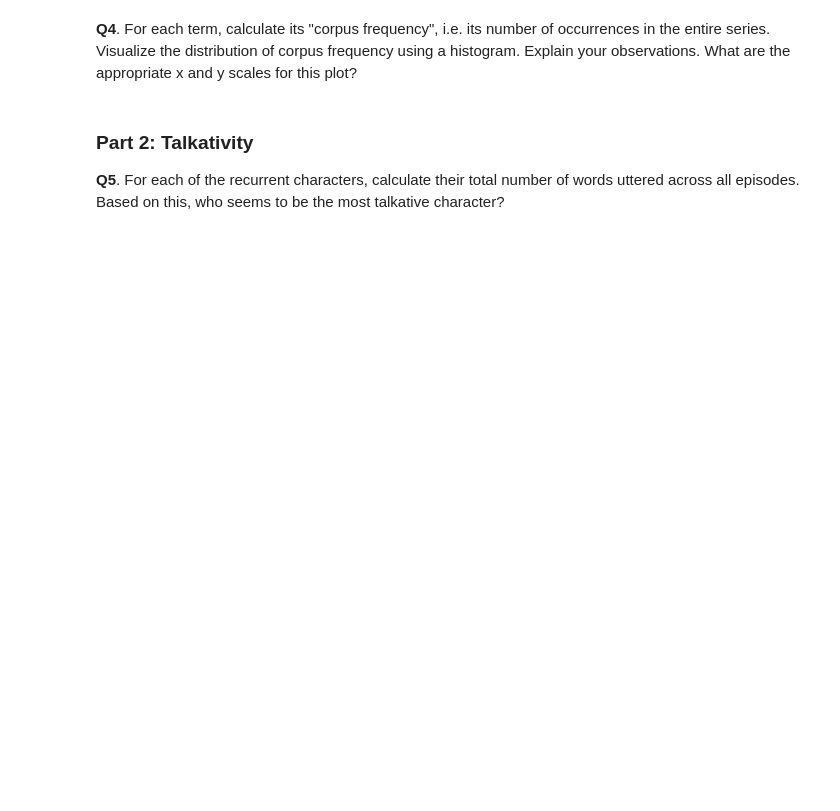
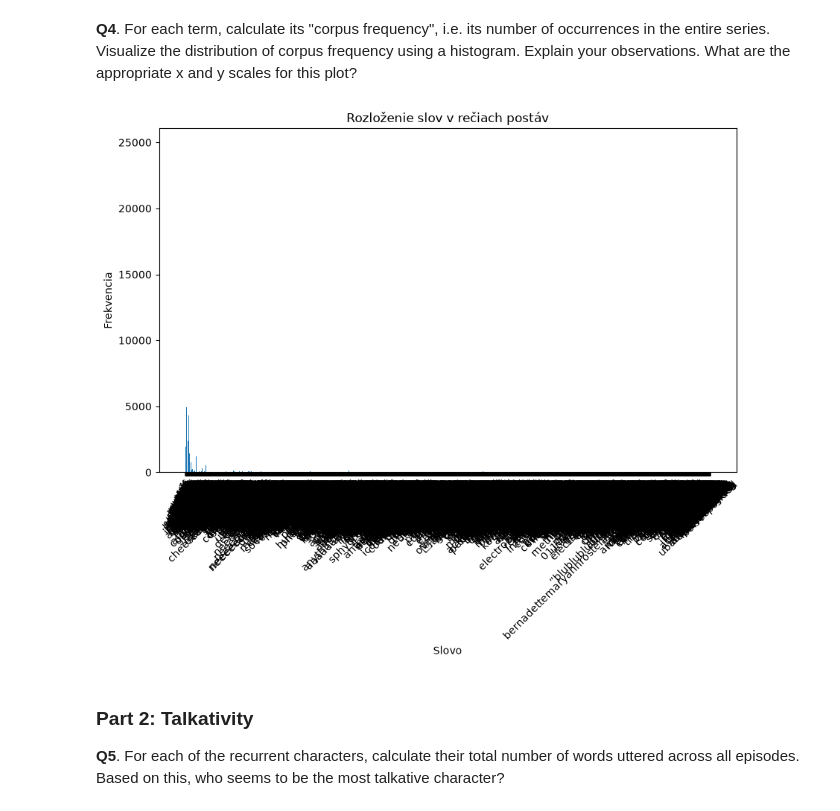
Before and after one commit to Katarina-KacmarovaM/NLP_class, a Jupyter notebook: Exercises/01 - Intro to Tools/3. Handling Text - Part 2.ipynb, the cells around one changed output. Cells and saved outputs as stored; diff of their text form; code cells hidden in the pictures; blank space fills up the shorter version.

```diff
--- a/Exercises/01 - Intro to Tools/3. Handling Text - Part 2.ipynb
+++ b/Exercises/01 - Intro to Tools/3. Handling Text - Part 2.ipynb
@@ -39,0 +130,7 @@ Our friends' argument concerns the entire show. We have given you a file in the
+# %%
+# your code goes here
+# So we want to replace the punctuation marks with whitespace, and lowercase all the text.
+df_recurrent["dialogue_cleaned"] = (
+    df_recurrent["dialogue"].str.translate(str.maketrans({character: " " for character in EXCLUDE_CHARS})).str.lower())
+
+df_recurrent[["dialogue", "dialogue_cleaned"]].head()
@@ -44,3 +146,25 @@ Our friends' argument concerns the entire show. We have given you a file in the
+# %%
+# your code goes here
+from collections import Counter
+
+words = []
+
+for text in df_recurrent["dialogue_cleaned"]:
+    words.extend(text.split())
+
+word_counts = Counter(words)
+import matplotlib.pyplot as plt
+
+# potrebujem vytvorit histogram na frekvenciu corpusu
+plt.figure(figsize=(10, 6))
+plt.bar(word_counts.keys(), word_counts.values())
+plt.xlabel('Slovo')
+plt.ylabel('Frekvencia')
+plt.title('Rozloženie slov v rečiach postáv')
+plt.xticks(rotation=45)
+plt.show()
+# %% [output]
+[figure, added]
 # %% [markdown]
 ### Part 2: Talkativity
 **Q5**. For each of the recurrent characters, calculate their total number of words uttered across all episodes. Based on this, who seems to be the most talkative character?
```
Also changed, not shown: parts of 14 cells of this notebook, 12 other files.
